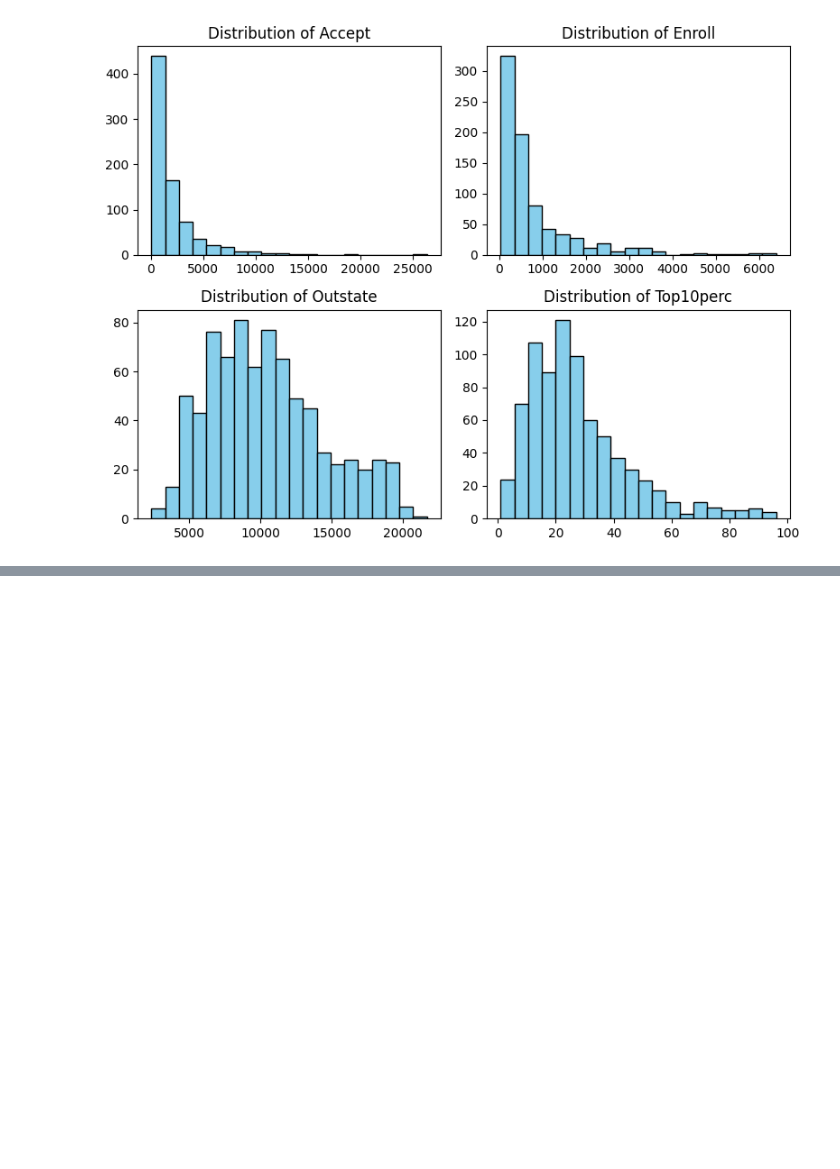
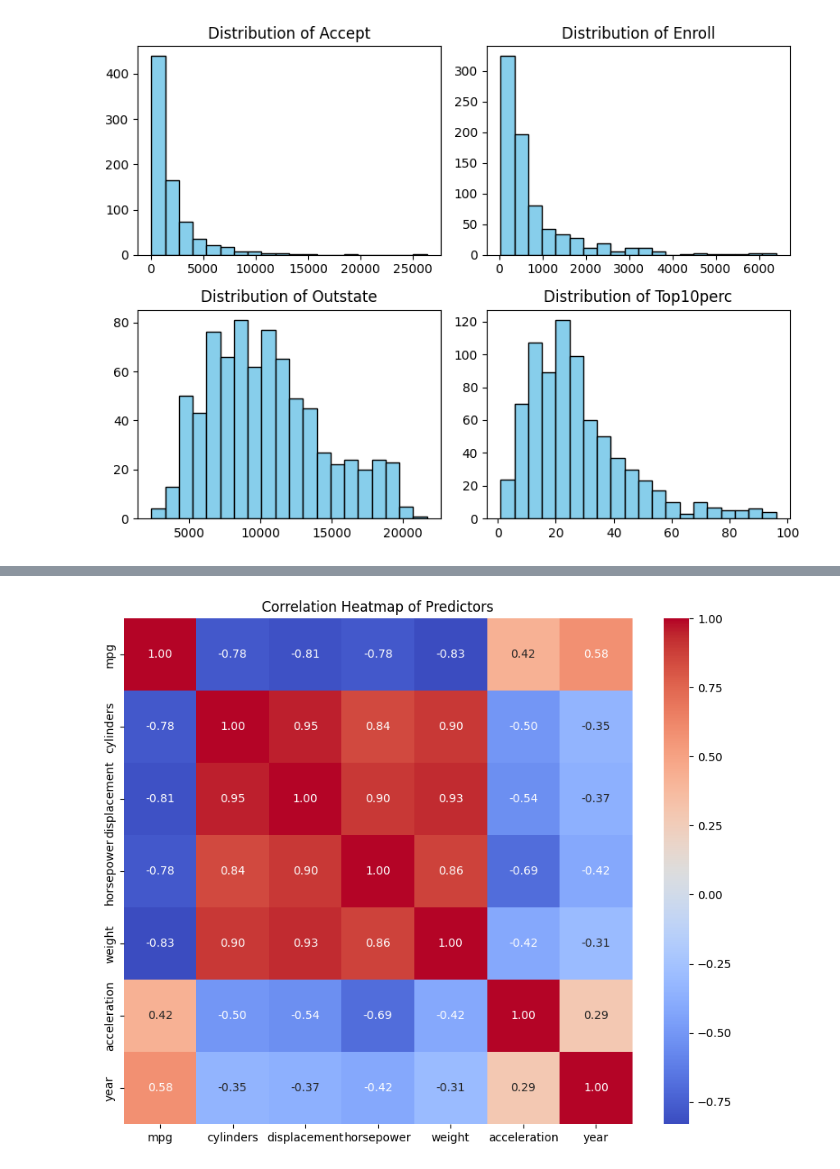
Before and after one commit to Watronix/test, a Jupyter notebook: coding.ipynb, the cells around one changed output, grey strips where cells are left out. Cells and saved outputs as stored; diff of their text form; code cells hidden in the pictures; blank space fills up the shorter version.

```diff
--- a/coding.ipynb
+++ b/coding.ipynb
@@ -238,0 +291,24 @@ plt.show()
+# %%
+# drop ? value
+# option 1
+df_auto = df_auto[~df_auto.apply(lambda row: row.astype(str).str.strip().eq('?').any(), axis=1)]
+# option 2
+"""
+# Replace '?' with NaN in the whole DataFrame
+df_auto.replace('?', np.nan, inplace=True)
+
+# Now convert relevant columns to numeric (if needed)
+df_auto['horsepower'] = pd.to_numeric(df_auto['horsepower'], errors='coerce')
+
+# Option 1: Drop rows with missing values
+df_auto.dropna(inplace=True)
+
+# Option 2: Fill missing values (optional)
+# df_auto['horsepower'].fillna(df_auto['horsepower'].median(), inplace=True) """
+# %%
+plt.figure(figsize=(10, 8))
+sns.heatmap(df_auto[numeric_cols].corr(), annot=True, cmap='coolwarm', fmt=".2f")
+plt.title("Correlation Heatmap of Predictors")
+plt.show()
+# %% [output]
+[figure, added]
```
Also changed, not shown: parts of 7 cells of this notebook.
